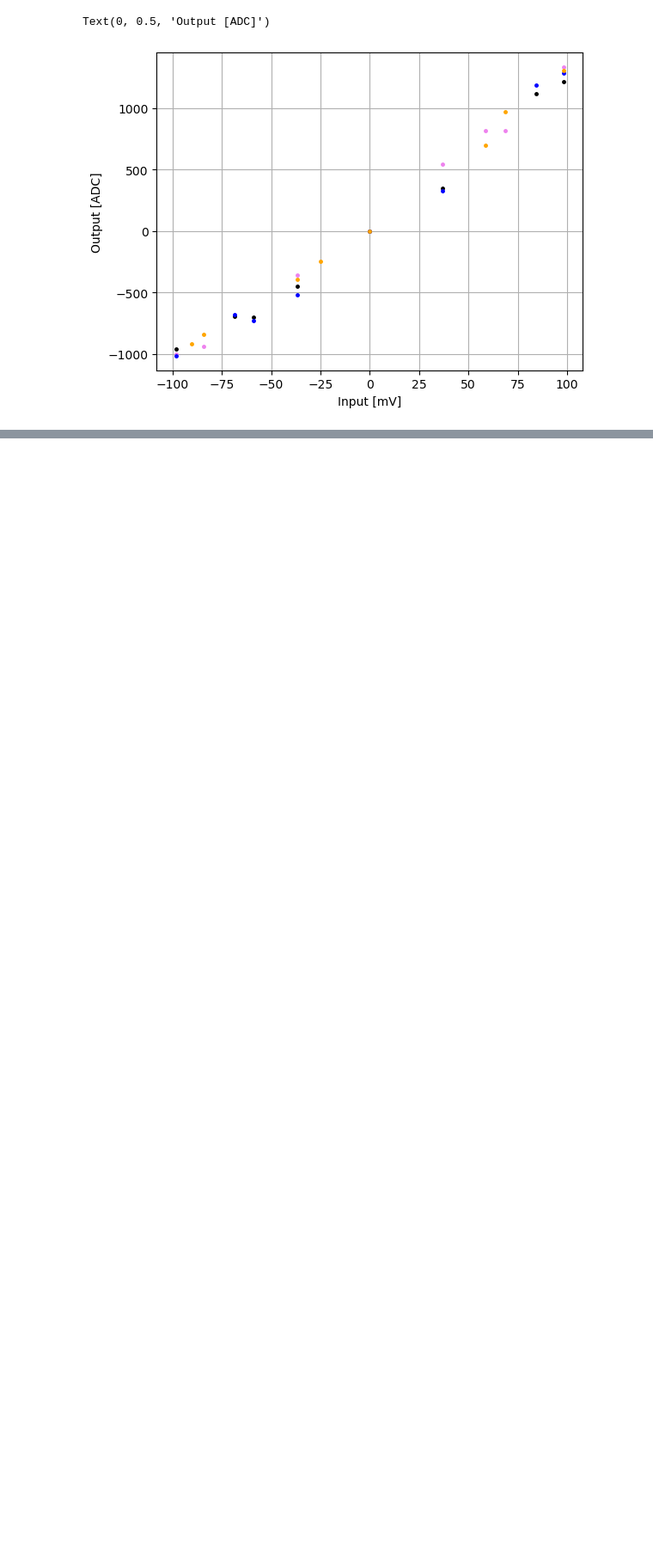
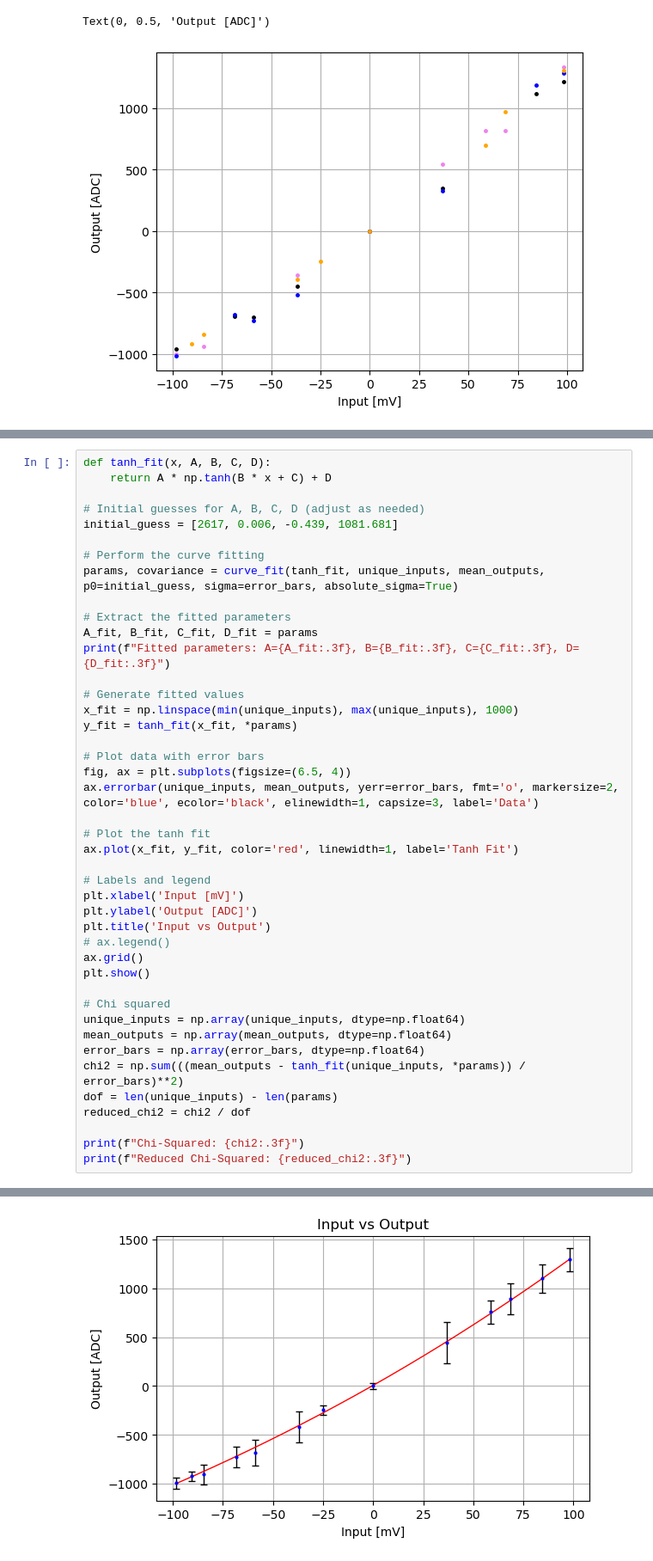
Before and after one commit to sigarnero/GasPM, a Jupyter notebook: NALU_calibration/Nalu_SingleCell.ipynb, the cells around one changed output, grey strips where cells are left out. Shown at 86% size. Saved outputs shown, nothing was run; the diff lists cells and outputs as text; blank space fills up the shorter version.

```diff
--- a/NALU_calibration/Nalu_SingleCell.ipynb
+++ b/NALU_calibration/Nalu_SingleCell.ipynb
@@ -401,0 +368,44 @@ print(time_0_folded)
+# %%
+def tanh_fit(x, A, B, C, D):
+    return A * np.tanh(B * x + C) + D
+
+# Initial guesses for A, B, C, D (adjust as needed)
+initial_guess = [2617, 0.006, -0.439, 1081.681]
+
+# Perform the curve fitting
+params, covariance = curve_fit(tanh_fit, unique_inputs, mean_outputs, p0=initial_guess, sigma=error_bars, absolute_sigma=True)
+
+# Extract the fitted parameters
+A_fit, B_fit, C_fit, D_fit = params
+print(f"Fitted parameters: A={A_fit:.3f}, B={B_fit:.3f}, C={C_fit:.3f}, D={D_fit:.3f}")
+
+# Generate fitted values
+x_fit = np.linspace(min(unique_inputs), max(unique_inputs), 1000)
+y_fit = tanh_fit(x_fit, *params)
+
+# Plot data with error bars
+fig, ax = plt.subplots(figsize=(6.5, 4))
+ax.errorbar(unique_inputs, mean_outputs, yerr=error_bars, fmt='o', markersize=2, color='blue', ecolor='black', elinewidth=1, capsize=3, label='Data')
+
+# Plot the tanh fit
+ax.plot(x_fit, y_fit, color='red', linewidth=1, label='Tanh Fit')
+
+# Labels and legend
+plt.xlabel('Input [mV]')
+plt.ylabel('Output [ADC]')
+plt.title('Input vs Output')
+# ax.legend()
+ax.grid()
+plt.show()
+
+# Chi squared
+unique_inputs = np.array(unique_inputs, dtype=np.float64)
+mean_outputs = np.array(mean_outputs, dtype=np.float64)
+error_bars = np.array(error_bars, dtype=np.float64)
+chi2 = np.sum(((mean_outputs - tanh_fit(unique_inputs, *params)) / error_bars)**2)
+dof = len(unique_inputs) - len(params)
+reduced_chi2 = chi2 / dof
+
+print(f"Chi-Squared: {chi2:.3f}")
+print(f"Reduced Chi-Squared: {reduced_chi2:.3f}")
+# %% [output]
@@ -401,0 +413 @@ print(time_0_folded)
+[figure, added]
```
Also changed, not shown: parts of 16 cells of this notebook.
